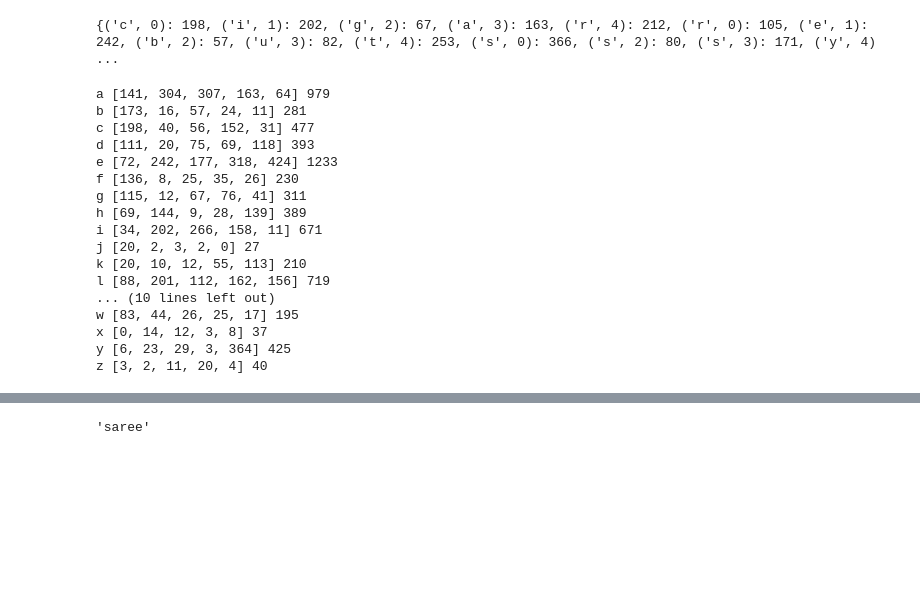
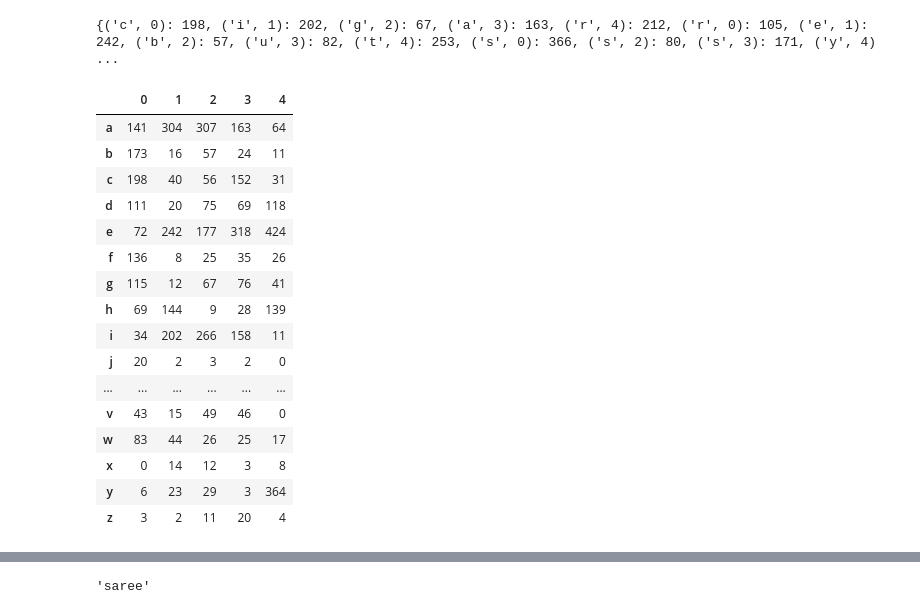
Before and after one commit to sdvinay/wordle_analysis, a Jupyter notebook: wordle_optimizer.ipynb, the cells around one changed output, grey strips where cells are left out. Drawn from its saved outputs; the diff is of its cells as text; code cells hidden in the pictures; blank space fills up the shorter version.

```diff
--- a/wordle_optimizer.ipynb
+++ b/wordle_optimizer.ipynb
@@ -34,27 +36,26 @@ for word in solutions:
 print(appearances)
 # %% [output]
 {('c', 0): 198, ('i', 1): 202, ('g', 2): 67, ('a', 3): 163, ('r', 4): 212, ('r', 0): 105, ('e', 1): 242, ('b', 2): 57, ('u', 3): 82, ('t', 4): 253, ('s', 0): 366, ('s', 2): 80, ('s', 3): 171, ('y', 4) ...
-# %%
-# summarize the appearances
-for o in range (97, 97+26):
-    c = chr(o)
-    counts = [appearances.get((c, i), 0) for i in range(5)]
-    print (c, counts, sum(counts))
-# %% [output]
-a [141, 304, 307, 163, 64] 979
-b [173, 16, 57, 24, 11] 281
-c [198, 40, 56, 152, 31] 477
-d [111, 20, 75, 69, 118] 393
-e [72, 242, 177, 318, 424] 1233
-f [136, 8, 25, 35, 26] 230
-g [115, 12, 67, 76, 41] 311
-h [69, 144, 9, 28, 139] 389
-i [34, 202, 266, 158, 11] 671
-j [20, 2, 3, 2, 0] 27
-k [20, 10, 12, 55, 113] 210
-l [88, 201, 112, 162, 156] 719
-... (10 lines left out)
-w [83, 44, 26, 25, 17] 195
-x [0, 14, 12, 3, 8] 37
-y [6, 23, 29, 3, 364] 425
-z [3, 2, 11, 20, 4] 40
+# %%
+# summarize the appearances
+
+letter_counts = pd.DataFrame({chr(o): [appearances.get((chr(o), i), 0) for i in range(5)] for o in range (97, 97+26)}).T
+letter_counts
+# %% [output]
+|  | 0 | 1 | 2 | 3 | 4 |
+| a | 141 | 304 | 307 | 163 | 64 |
+| b | 173 | 16 | 57 | 24 | 11 |
+| c | 198 | 40 | 56 | 152 | 31 |
+| d | 111 | 20 | 75 | 69 | 118 |
+| e | 72 | 242 | 177 | 318 | 424 |
+| f | 136 | 8 | 25 | 35 | 26 |
+| g | 115 | 12 | 67 | 76 | 41 |
+| h | 69 | 144 | 9 | 28 | 139 |
+| i | 34 | 202 | 266 | 158 | 11 |
+| j | 20 | 2 | 3 | 2 | 0 |
+| ... | ... | ... | ... | ... | ... |
+| v | 43 | 15 | 49 | 46 | 0 |
+| w | 83 | 44 | 26 | 25 | 17 |
+| x | 0 | 14 | 12 | 3 | 8 |
+| y | 6 | 23 | 29 | 3 | 364 |
+| z | 3 | 2 | 11 | 20 | 4 |
```
Also changed, not shown: parts of 3 cells of this notebook.
